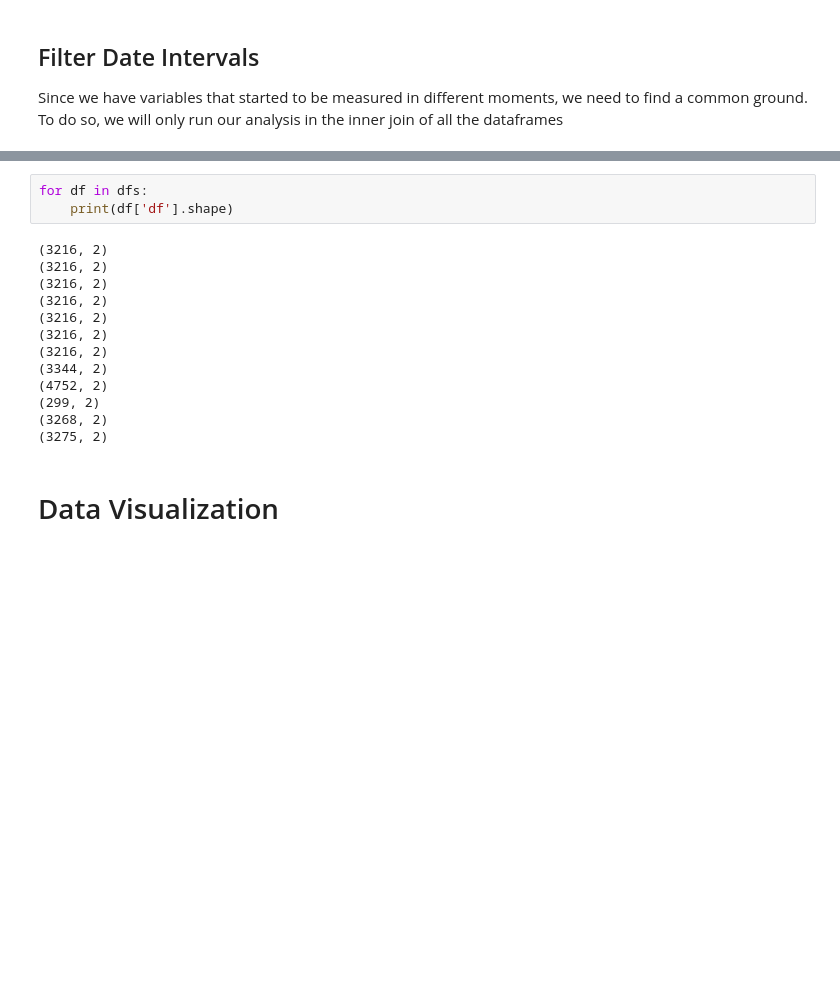
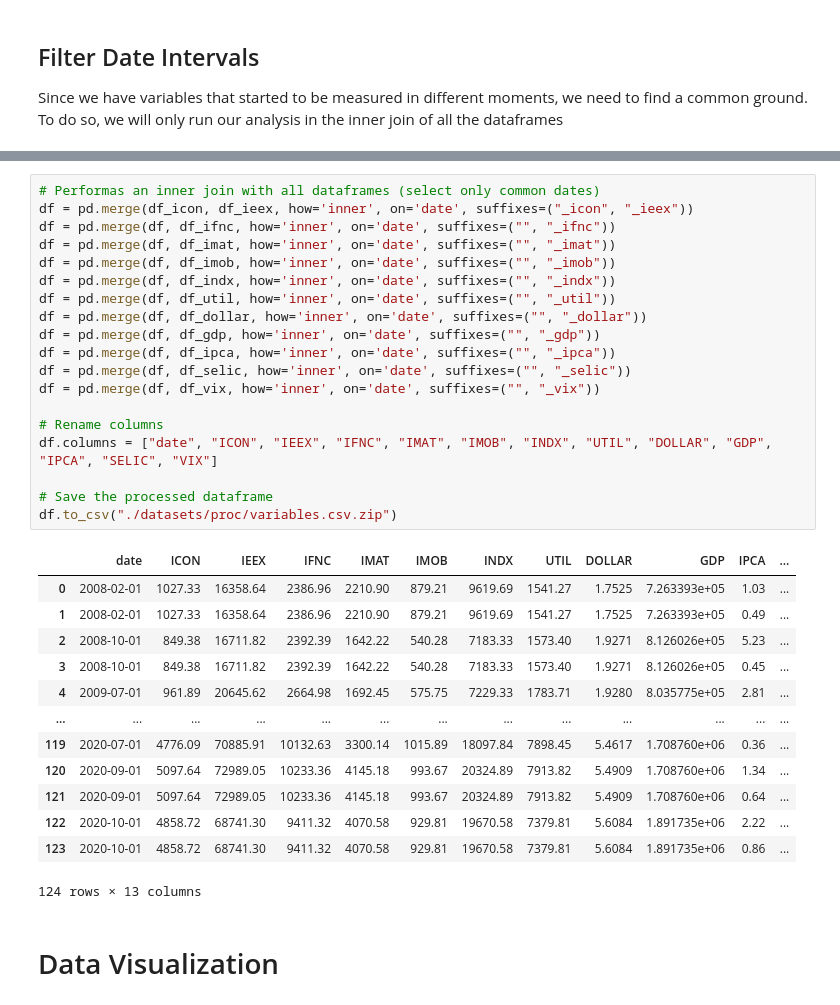
Before and after one commit to daniel-deutsch/MODS206, a Jupyter notebook: main.ipynb, the cells around one changed output, grey strips where cells are left out. Cells and saved outputs as stored; diff of their text form; blank space fills up the shorter version.

```diff
--- a/main.ipynb
+++ b/main.ipynb
@@ -285,19 +252,36 @@ for df in dfs:
-# %%
-for df in dfs:
-    print(df['df'].shape)
-# %% [output]
-(3216, 2)
-(3216, 2)
-(3216, 2)
-(3216, 2)
-(3216, 2)
-(3216, 2)
-(3216, 2)
-(3344, 2)
-(4752, 2)
-(299, 2)
-(3268, 2)
-(3275, 2)
+# %%
+# Performas an inner join with all dataframes (select only common dates)
+df = pd.merge(df_icon, df_ieex, how='inner', on='date', suffixes=("_icon", "_ieex"))
+df = pd.merge(df, df_ifnc, how='inner', on='date', suffixes=("", "_ifnc"))
+df = pd.merge(df, df_imat, how='inner', on='date', suffixes=("", "_imat"))
+df = pd.merge(df, df_imob, how='inner', on='date', suffixes=("", "_imob"))
+df = pd.merge(df, df_indx, how='inner', on='date', suffixes=("", "_indx"))
+df = pd.merge(df, df_util, how='inner', on='date', suffixes=("", "_util"))
+df = pd.merge(df, df_dollar, how='inner', on='date', suffixes=("", "_dollar"))
+df = pd.merge(df, df_gdp, how='inner', on='date', suffixes=("", "_gdp"))
+df = pd.merge(df, df_ipca, how='inner', on='date', suffixes=("", "_ipca"))
+df = pd.merge(df, df_selic, how='inner', on='date', suffixes=("", "_selic"))
+df = pd.merge(df, df_vix, how='inner', on='date', suffixes=("", "_vix"))
+
+# Rename columns
+df.columns = ["date", "ICON", "IEEX", "IFNC", "IMAT", "IMOB", "INDX", "UTIL", "DOLLAR", "GDP", "IPCA", "SELIC", "VIX"]
+
+# Save the processed dataframe
+df.to_csv("./datasets/proc/variables.csv.zip")
+# %% [output]
+|  | date | ICON | IEEX | IFNC | IMAT | IMOB | INDX | UTIL | DOLLAR | GDP | IPCA | ... |
+| 0 | 2008-02-01 | 1027.33 | 16358.64 | 2386.96 | 2210.90 | 879.21 | 9619.69 | 1541.27 | 1.7525 | 7.263393e+05 | 1.03 | ... |
+| 1 | 2008-02-01 | 1027.33 | 16358.64 | 2386.96 | 2210.90 | 879.21 | 9619.69 | 1541.27 | 1.7525 | 7.263393e+05 | 0.49 | ... |
+| 2 | 2008-10-01 | 849.38 | 16711.82 | 2392.39 | 1642.22 | 540.28 | 7183.33 | 1573.40 | 1.9271 | 8.126026e+05 | 5.23 | ... |
+| 3 | 2008-10-01 | 849.38 | 16711.82 | 2392.39 | 1642.22 | 540.28 | 7183.33 | 1573.40 | 1.9271 | 8.126026e+05 | 0.45 | ... |
+| 4 | 2009-07-01 | 961.89 | 20645.62 | 2664.98 | 1692.45 | 575.75 | 7229.33 | 1783.71 | 1.9280 | 8.035775e+05 | 2.81 | ... |
+| ... | ... | ... | ... | ... | ... | ... | ... | ... | ... | ... | ... | ... |
+| 119 | 2020-07-01 | 4776.09 | 70885.91 | 10132.63 | 3300.14 | 1015.89 | 18097.84 | 7898.45 | 5.4617 | 1.708760e+06 | 0.36 | ... |
+| 120 | 2020-09-01 | 5097.64 | 72989.05 | 10233.36 | 4145.18 | 993.67 | 20324.89 | 7913.82 | 5.4909 | 1.708760e+06 | 1.34 | ... |
+| 121 | 2020-09-01 | 5097.64 | 72989.05 | 10233.36 | 4145.18 | 993.67 | 20324.89 | 7913.82 | 5.4909 | 1.708760e+06 | 0.64 | ... |
+| 122 | 2020-10-01 | 4858.72 | 68741.30 | 9411.32 | 4070.58 | 929.81 | 19670.58 | 7379.81 | 5.6084 | 1.891735e+06 | 2.22 | ... |
+| 123 | 2020-10-01 | 4858.72 | 68741.30 | 9411.32 | 4070.58 | 929.81 | 19670.58 | 7379.81 | 5.6084 | 1.891735e+06 | 0.86 | ... |
+124 rows × 13 columns
 # %% [markdown]
 # Data Visualization
 # %% [markdown]
```
Also changed, not shown: parts of 1 cell of this notebook, 12 other files.
